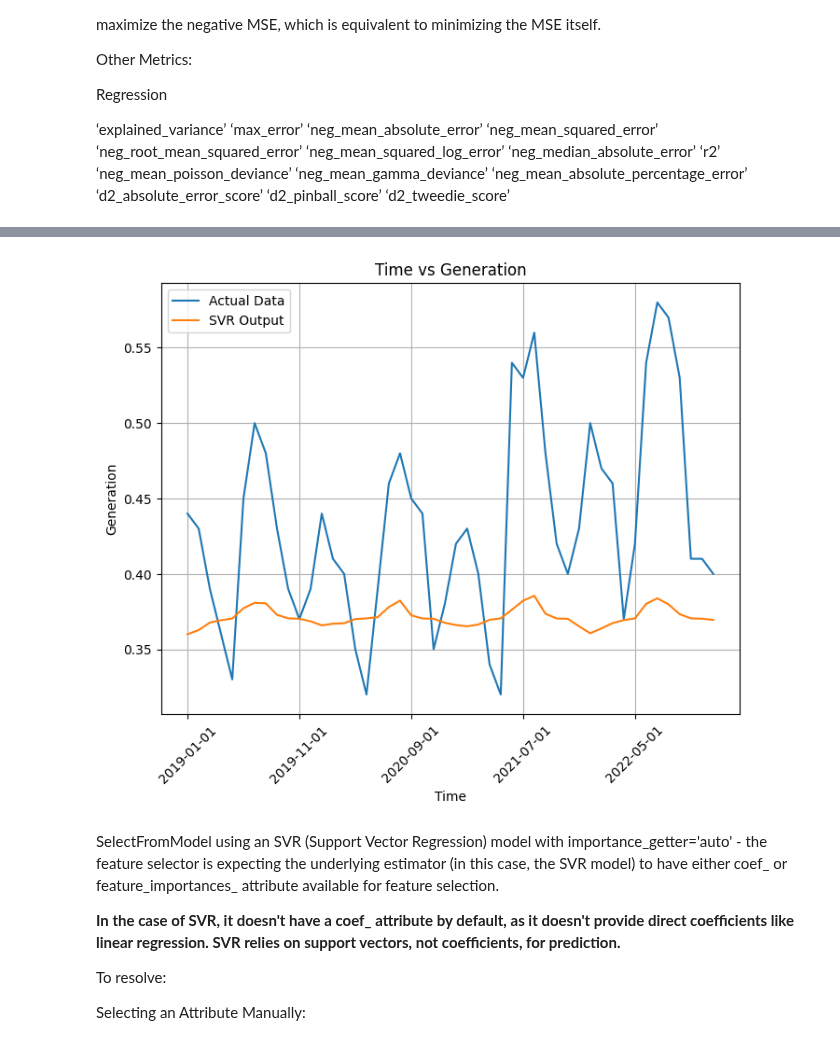
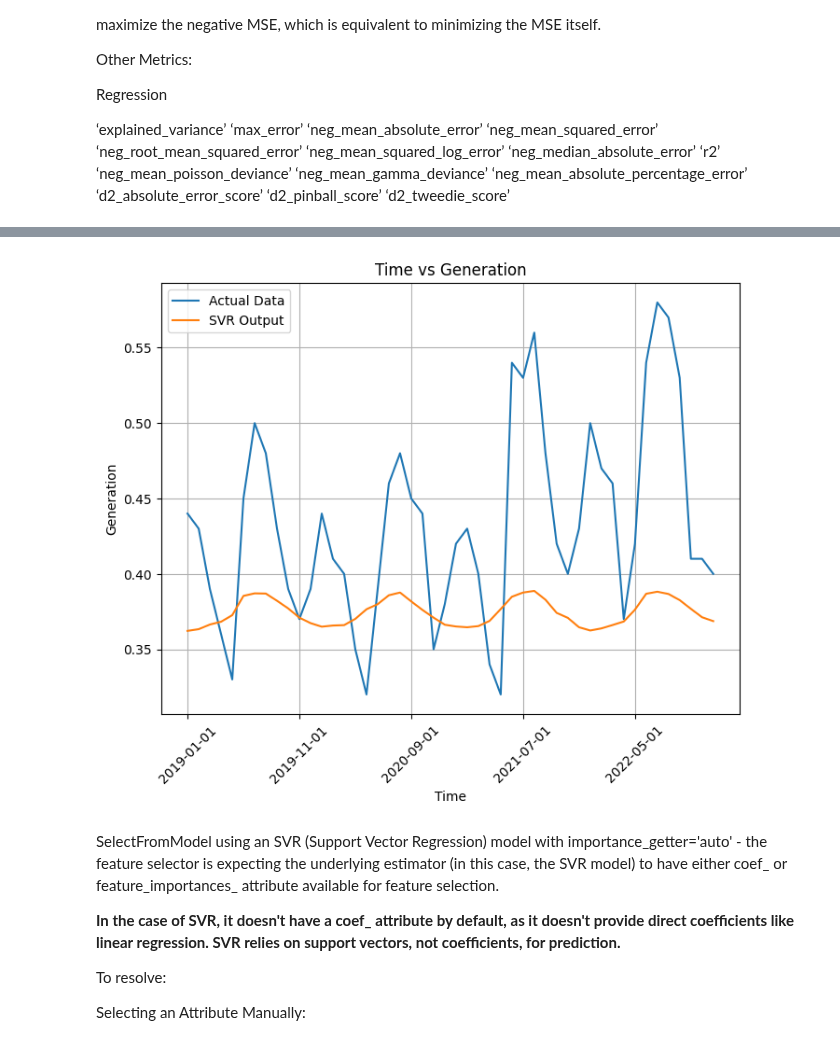
Before and after one commit to ATECO-malta/applied_ml_assignment, a Jupyter notebook: SVM.ipynb, the cells around one changed output, grey strips where cells are left out. Cells and saved outputs as stored; diff of their text form; code cells hidden in the pictures.

```diff
--- a/SVM.ipynb
+++ b/SVM.ipynb
@@ -293,13 +293,13 @@ y_normTest = test_data[selectedTarget].to_numpy().ravel()
 # Creating and fitting the SVM regression model with a polynomial kernel
 # svm_poly_norm = SVR(kernel='poly', degree=2, C=10, gamma='auto')
 svm_poly_norm = SVR(kernel='poly', degree=2, C=0.1, gamma='auto')
-svm_poly_norm.fit(x_normTrain, y_normTrain)
+svm_poly_norm.fit(feature_normTrain, target_normTrain)
 
 # Plotting the data points
-plt.scatter(x_normTrain, y_normTrain, c='blue', label='Data Points')
+plt.scatter(feature_normTrain, target_normTrain, c='blue', label='Data Points')
 
 # Plotting the predicted curve
-x_values = np.linspace(np.min(x_normTrain), np.max(x_normTrain), 100)
+x_values = np.linspace(np.min(feature_normTrain), np.max(feature_normTrain), 100)
 y_values = svm_poly_norm.predict(x_values.reshape(-1, 1))  # Reshaping for prediction
 
 plt.plot(x_values, y_values, color='red', label='Fitted Curve (Polynomial Kernel)')
@@ -329,7 +329,7 @@ svm_regressor = SVR(kernel='rbf')
 grid_search = GridSearchCV(estimator=svm_regressor, param_grid=param_grid, cv=5, scoring='neg_mean_squared_error', n_jobs=-1)
 
 # Fit the GridSearchCV instance on your data
-grid_search.fit(x_normTrain, y_normTrain)
+grid_search.fit(feature_normTrain, target_normTrain)
 
 # Retrieve the best hyperparameters and best score
 best_params = grid_search.best_params_
@@ -374,38 +374,38 @@ selectedFeatures = ['tmax']
 selectedTarget = ['Max_Demand_GW']
 
 x_Time = test_data['Date']
-y_Test = test_data[selectedTarget]
+target_Test = test_data[selectedTarget]
 
 model_linear = SVR(kernel='linear')
 model_linear.feature_names = selectedFeatures
-model_linear.fit(x_normTrain, y_normTrain)
-y_pred_linear = model_linear.predict(x_normTest)
+model_linear.fit(feature_normTrain, target_normTrain)
+target_pred_linear = model_linear.predict(feature_normTest)
 
 
 model_poly = SVR(kernel='poly', degree=2, C=0.1, gamma=0.1)
 model_poly.feature_names = selectedFeatures
-model_poly.fit(x_normTrain, y_normTrain)
-y_pred_poly = model_poly.predict(x_normTest)
+model_poly.fit(feature_normTrain, target_normTrain)
+target_pred_poly = model_poly.predict(feature_normTest)
 
 
 model_rbf = SVR(kernel='rbf', gamma='scale')
 model_rbf.feature_names = selectedFeatures
-model_rbf.fit(x_normTrain, y_normTrain)
-y_pred_rbf = model_rbf.predict(x_normTest)
+model_rbf.fit(feature_normTrain, target_normTrain)
+target_pred_rbf = model_rbf.predict(feature_normTest)
 
 model_sigmoid = SVR(kernel='sigmoid', gamma='scale')
 model_sigmoid.feature_names = selectedFeatures
-model_sigmoid.fit(x_normTrain, y_normTrain)
-y_pred_sigmoid = model_sigmoid.predict(x_normTest)
+model_sigmoid.fit(feature_normTrain, target_normTrain)
+target_pred_sigmoid = model_sigmoid.predict(feature_normTest)
 
 
 # Plotting the feature vs target curve
 plt.figure(figsize=(8, 6))
-plt.plot(x_Time, y_normTest, linestyle='-', label="Actual Data")
-plt.plot(x_Time, y_pred_linear, linestyle='-', label="linear")
+plt.plot(x_Time, target_normTest, linestyle='-', label="Actual Data")
+plt.plot(x_Time, target_pred_linear, linestyle='-', label="linear")
 # plt.plot(x_Time, y_pred_poly, linestyle='-', label = "poly")
-plt.plot(x_Time, y_pred_rbf, linestyle='-', label = "rbd")
-plt.plot(x_Time, y_pred_sigmoid, linestyle='-', label="sigmoid")
+plt.plot(x_Time, target_pred_rbf, linestyle='-', label = "rbd")
+plt.plot(x_Time, target_pred_sigmoid, linestyle='-', label="sigmoid")
 
 n = 10
 plt.xticks(np.arange(0, len(x_Time), n), [x_Time[i] for i in range(0, len(x_Time), n)])
@@ -493,27 +521,27 @@ print(best_score)
 # %%
-model_reTest = SVR(kernel='poly', C=1, epsilon=0.1, gamma=1)
+model_reTest = SVR(kernel='rbf', C=1, epsilon=0.1, gamma=0.01)
 model_reTest.feature_names = selectedFeatures
-model_reTest.fit(x_normTrain, y_normTrain)
-y_pred_reTest = model_reTest.predict(x_normTest)
+model_reTest.fit(feature_normTrain, target_normTrain)
+target_pred_reTest = model_reTest.predict(feature_normTest)
 
 
 # Plotting the feature vs target curve
 plt.figure(figsize=(8, 6))
-plt.plot(x_Time, y_normTest, linestyle='-', label="Actual Data")
-plt.plot(x_Time, y_pred_reTest, linestyle='-', label="SVR Output")
+plt.plot(x_Time, target_normTest, linestyle='-', label="Actual Data")
+plt.plot(x_Time, target_pred_reTest, linestyle='-', label="SVR Output")
 
 n = 10
 plt.xticks(np.arange(0, len(x_Time), n), [x_Time[i] for i in range(0, len(x_Time), n)])
 
 plt.title('Time vs Generation')
 plt.xticks(rotation=45)
 plt.xlabel('Time')
 plt.ylabel('Generation')
 plt.grid(True)
 plt.legend()
 plt.show()
 # %% [output]
-[figure, old version]
+[figure, new version]
 # %% [markdown]
  SelectFromModel using an SVR (Support Vector Regression) model with importance_getter='auto' - the feature selector is expecting the underlying estimator (in this case, the SVR model) to have either coef_ or feature_importances_ attribute available for feature selection.
 
```
Also changed, not shown: parts of 8 cells of this notebook.
